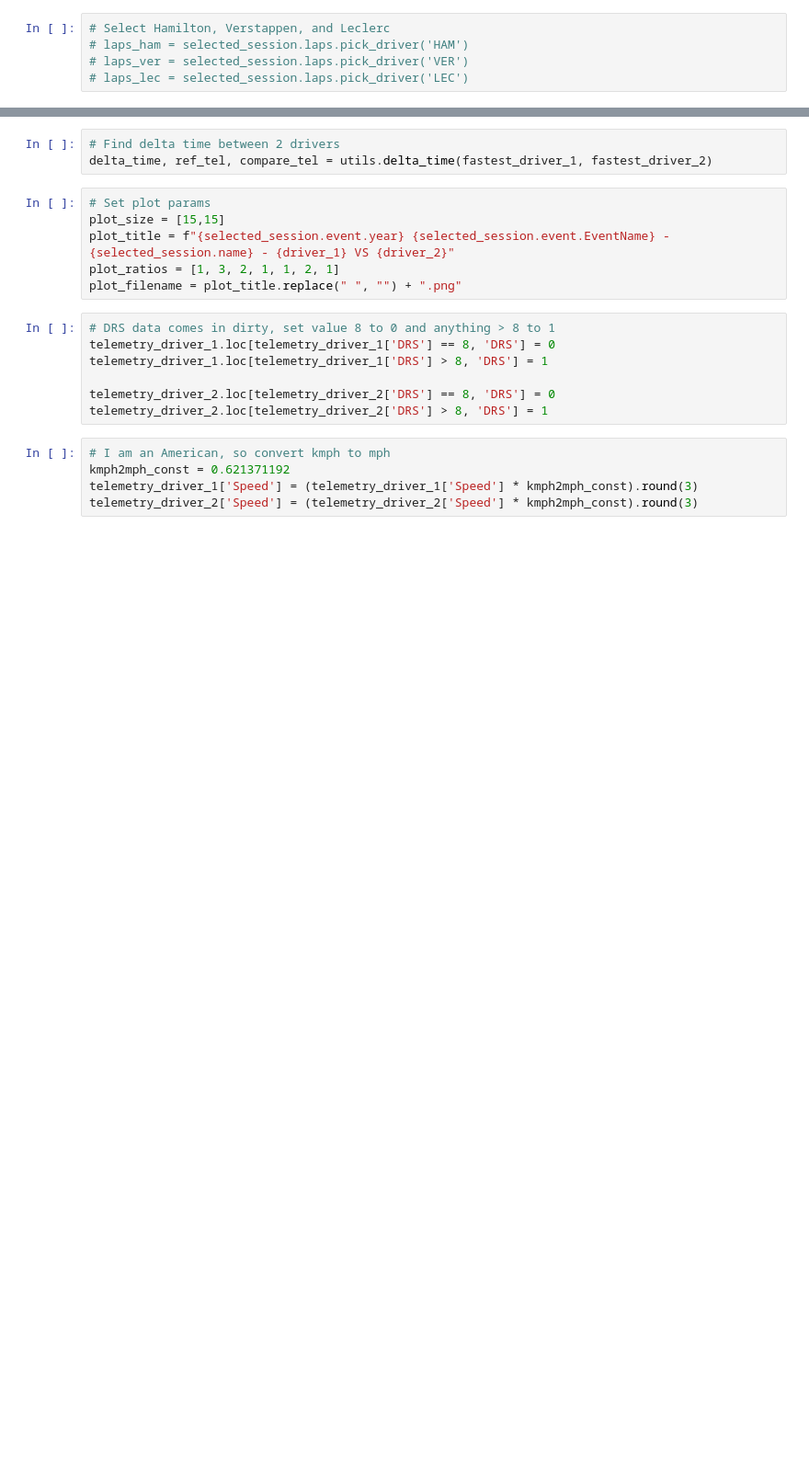
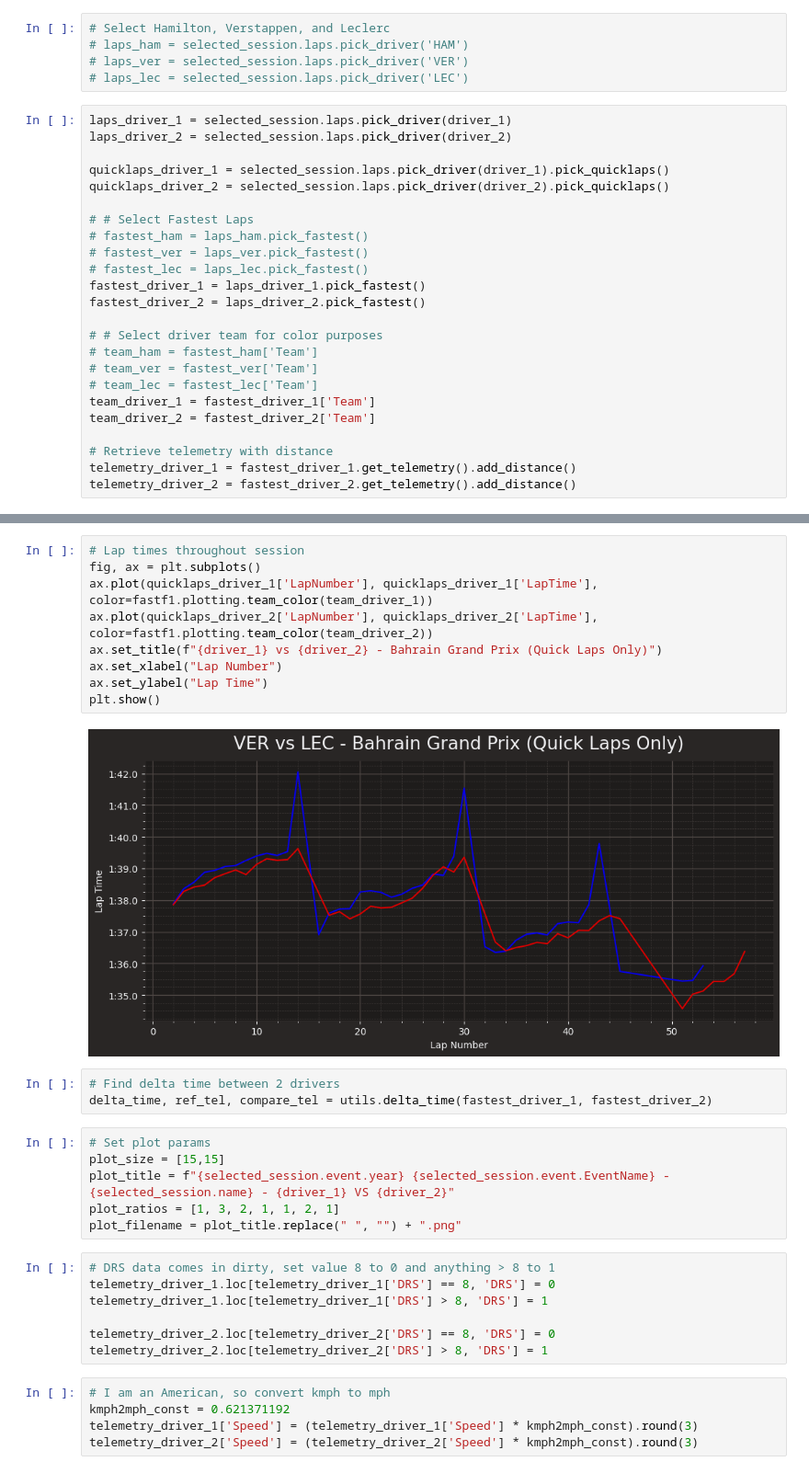
Before and after one commit to SamBurky/formula1-telemetry, a Jupyter notebook: Telemetry/telemetrybasics.ipynb, the cells around one changed output, grey strips where cells are left out. Shown at 92% size. Drawn from its saved outputs; the diff is of its cells as text; blank space fills up the shorter version.

```diff
--- a/Telemetry/telemetrybasics.ipynb
+++ b/Telemetry/telemetrybasics.ipynb
@@ -55,4 +55,28 @@ core           INFO     Finished loading data for 20 drivers: ['16', '1', '55',
 # laps_ham = selected_session.laps.pick_driver('HAM')
 # laps_ver = selected_session.laps.pick_driver('VER')
 # laps_lec = selected_session.laps.pick_driver('LEC')
+# %%
+laps_driver_1 = selected_session.laps.pick_driver(driver_1)
+laps_driver_2 = selected_session.laps.pick_driver(driver_2)
+
+quicklaps_driver_1 = selected_session.laps.pick_driver(driver_1).pick_quicklaps()
+quicklaps_driver_2 = selected_session.laps.pick_driver(driver_2).pick_quicklaps()
+
+# # Select Fastest Laps
+# fastest_ham = laps_ham.pick_fastest()
+# fastest_ver = laps_ver.pick_fastest()
+# fastest_lec = laps_lec.pick_fastest()
+fastest_driver_1 = laps_driver_1.pick_fastest()
+fastest_driver_2 = laps_driver_2.pick_fastest()
+
+# # Select driver team for color purposes
+# team_ham = fastest_ham['Team']
+# team_ver = fastest_ver['Team']
+# team_lec = fastest_lec['Team']
+team_driver_1 = fastest_driver_1['Team']
+team_driver_2 = fastest_driver_2['Team']
+
+# Retrieve telemetry with distance
+telemetry_driver_1 = fastest_driver_1.get_telemetry().add_distance()
+telemetry_driver_2 = fastest_driver_2.get_telemetry().add_distance()
 # %%
@@ -88,3 +93,14 @@ telemetry_driver_2 = fastest_driver_2.get_telemetry().add_distance()
+# %%
+# Lap times throughout session
+fig, ax = plt.subplots()
+ax.plot(quicklaps_driver_1['LapNumber'], quicklaps_driver_1['LapTime'], color=fastf1.plotting.team_color(team_driver_1))
+ax.plot(quicklaps_driver_2['LapNumber'], quicklaps_driver_2['LapTime'], color=fastf1.plotting.team_color(team_driver_2))
+ax.set_title(f"{driver_1} vs {driver_2} - Bahrain Grand Prix (Quick Laps Only)")
+ax.set_xlabel("Lap Number")
+ax.set_ylabel("Lap Time")
+plt.show()
+# %% [output]
+[figure, added]
 # %%
 # Find delta time between 2 drivers
 delta_time, ref_tel, compare_tel = utils.delta_time(fastest_driver_1, fastest_driver_2)
```
Also changed, not shown: parts of 35 cells of this notebook.
